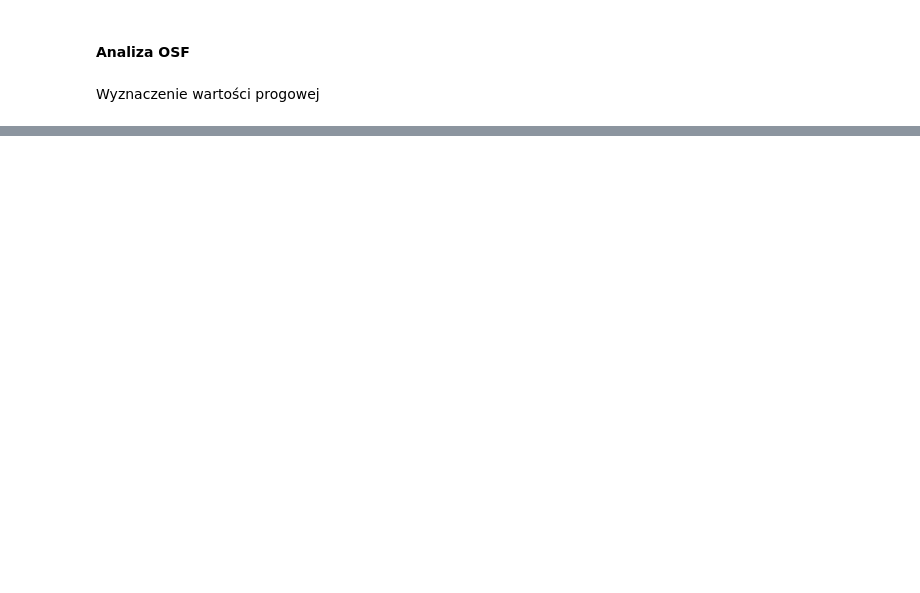
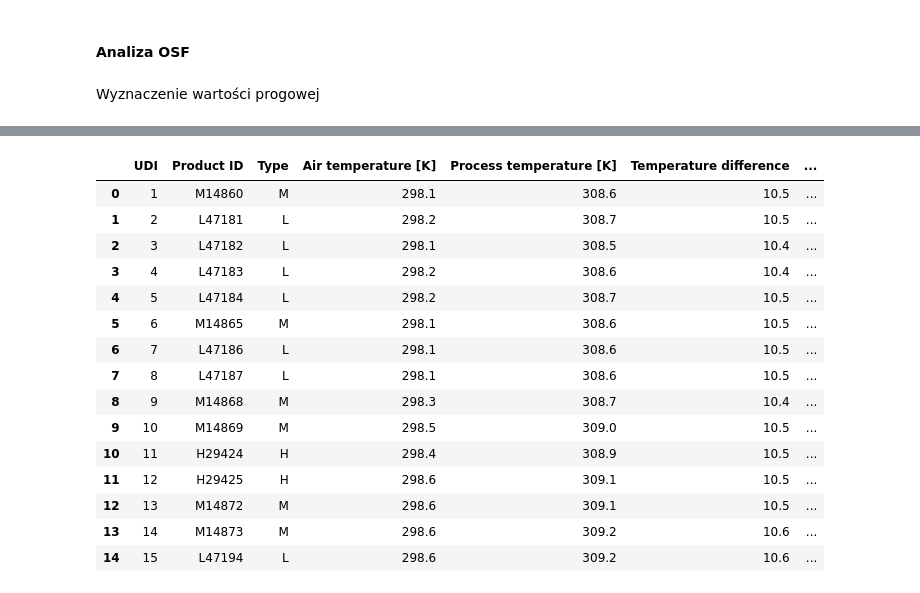
Before and after one commit to KacperKnapek/Machine-failure-prediction, a Jupyter notebook: notebooks/01_eda.ipynb, the cells around one changed output, grey strips where cells are left out. Cells and saved outputs as stored; diff of their text form; code cells hidden in the pictures; blank space fills up the shorter version.

```diff
--- a/notebooks/01_eda.ipynb
+++ b/notebooks/01_eda.ipynb
@@ -311,0 +557,19 @@ plt.show()
+# %%
+df.head(15)
+# %% [output]
+|  | UDI | Product ID | Type | Air temperature [K] | Process temperature [K] | Temperature difference | ... |
+| 0 | 1 | M14860 | M | 298.1 | 308.6 | 10.5 | ... |
+| 1 | 2 | L47181 | L | 298.2 | 308.7 | 10.5 | ... |
+| 2 | 3 | L47182 | L | 298.1 | 308.5 | 10.4 | ... |
+| 3 | 4 | L47183 | L | 298.2 | 308.6 | 10.4 | ... |
+| 4 | 5 | L47184 | L | 298.2 | 308.7 | 10.5 | ... |
+| 5 | 6 | M14865 | M | 298.1 | 308.6 | 10.5 | ... |
+| 6 | 7 | L47186 | L | 298.1 | 308.6 | 10.5 | ... |
+| 7 | 8 | L47187 | L | 298.1 | 308.6 | 10.5 | ... |
+| 8 | 9 | M14868 | M | 298.3 | 308.7 | 10.4 | ... |
+| 9 | 10 | M14869 | M | 298.5 | 309.0 | 10.5 | ... |
+| 10 | 11 | H29424 | H | 298.4 | 308.9 | 10.5 | ... |
+| 11 | 12 | H29425 | H | 298.6 | 309.1 | 10.5 | ... |
+| 12 | 13 | M14872 | M | 298.6 | 309.1 | 10.5 | ... |
+| 13 | 14 | M14873 | M | 298.6 | 309.2 | 10.6 | ... |
+| 14 | 15 | L47194 | L | 298.6 | 309.2 | 10.6 | ... |
```
Also changed, not shown: parts of 39 cells of this notebook, 8 other files.
